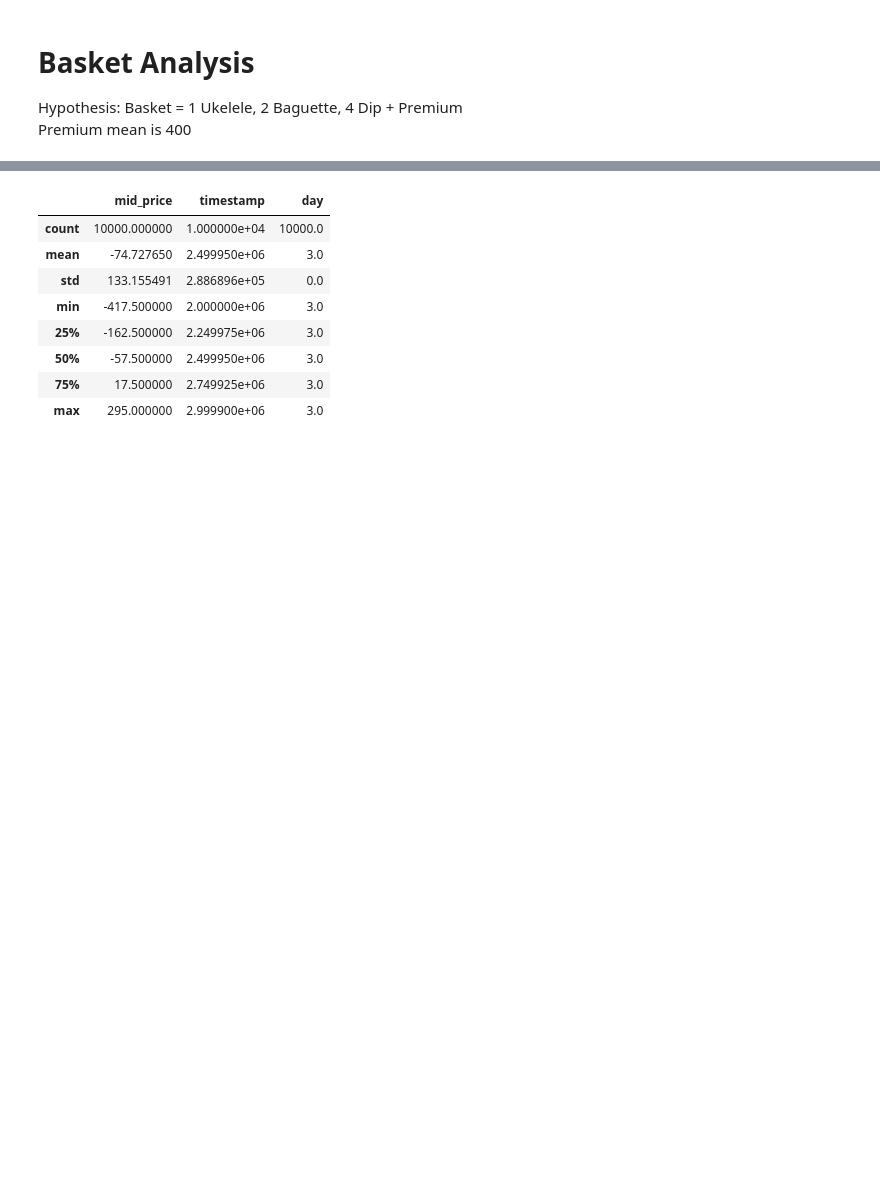
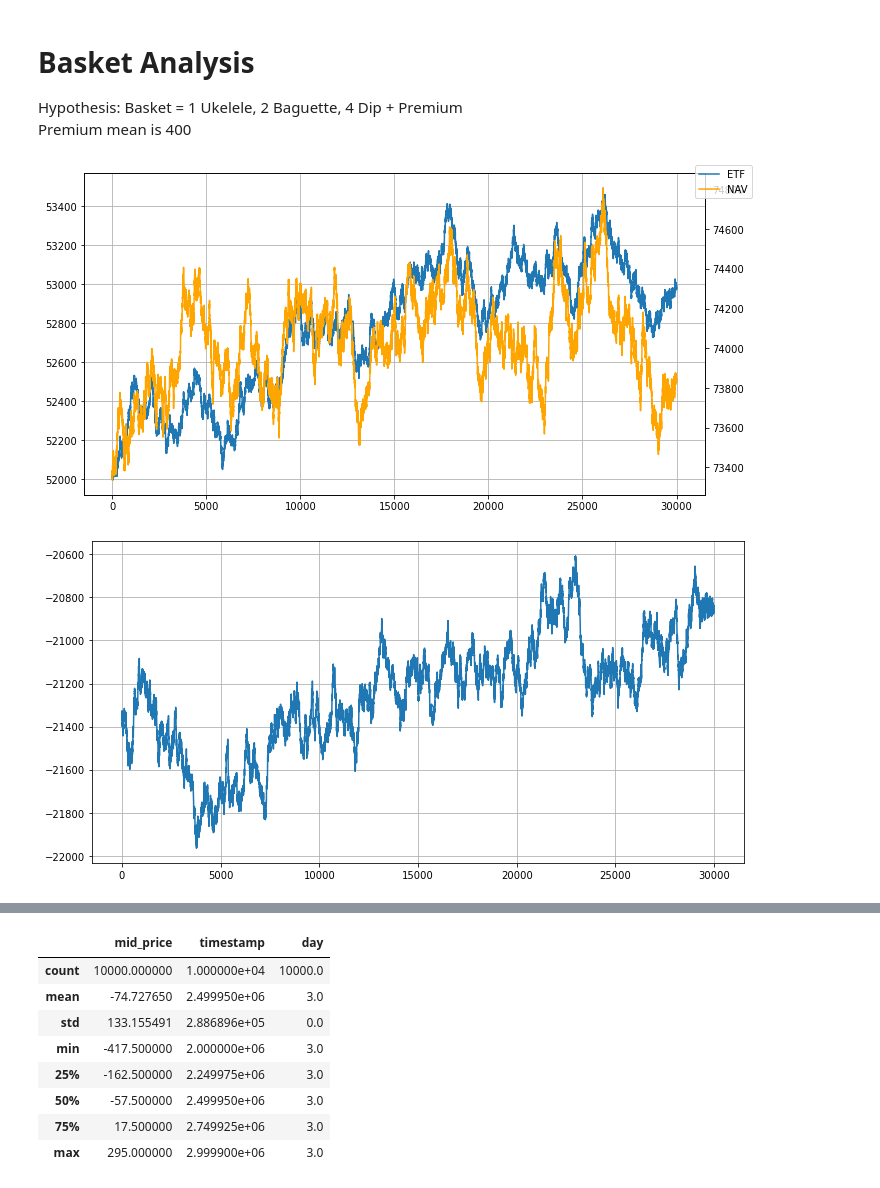
Before and after one commit to XiuLuoShen/imc_prosperity, a Jupyter notebook: Basket.ipynb, the cells around one changed output, grey strips where cells are left out. Cells and saved outputs as stored; diff of their text form; code cells hidden in the pictures; blank space fills up the shorter version.

```diff
--- a/Basket.ipynb
+++ b/Basket.ipynb
@@ -650,3 +653,19 @@ zscore = price_arb /100
 
 price_arb = pd.DataFrame(price_arb)
 price_arb[['timestamp','day']] = quotes['DIP'][['timestamp','day']]
+# %%
+f, ax = plt.subplots(figsize=(10,5))
+ax.plot(price1, label='ETF')
+ax2 = ax.twinx()
+ax2.plot(price2, label='NAV', color='orange')
+f.legend()
+ax.grid()
+plt.tight_layout()
+
+f,ax = plt.subplots(figsize=(10,5))
+price_arb['mid_price'].plot(ax=ax)
+ax.grid()
+plt.tight_layout()
+# %% [output]
+[figure, added]
+[figure, added]
```
Also changed, not shown: parts of 9 cells of this notebook, 4 other files.
